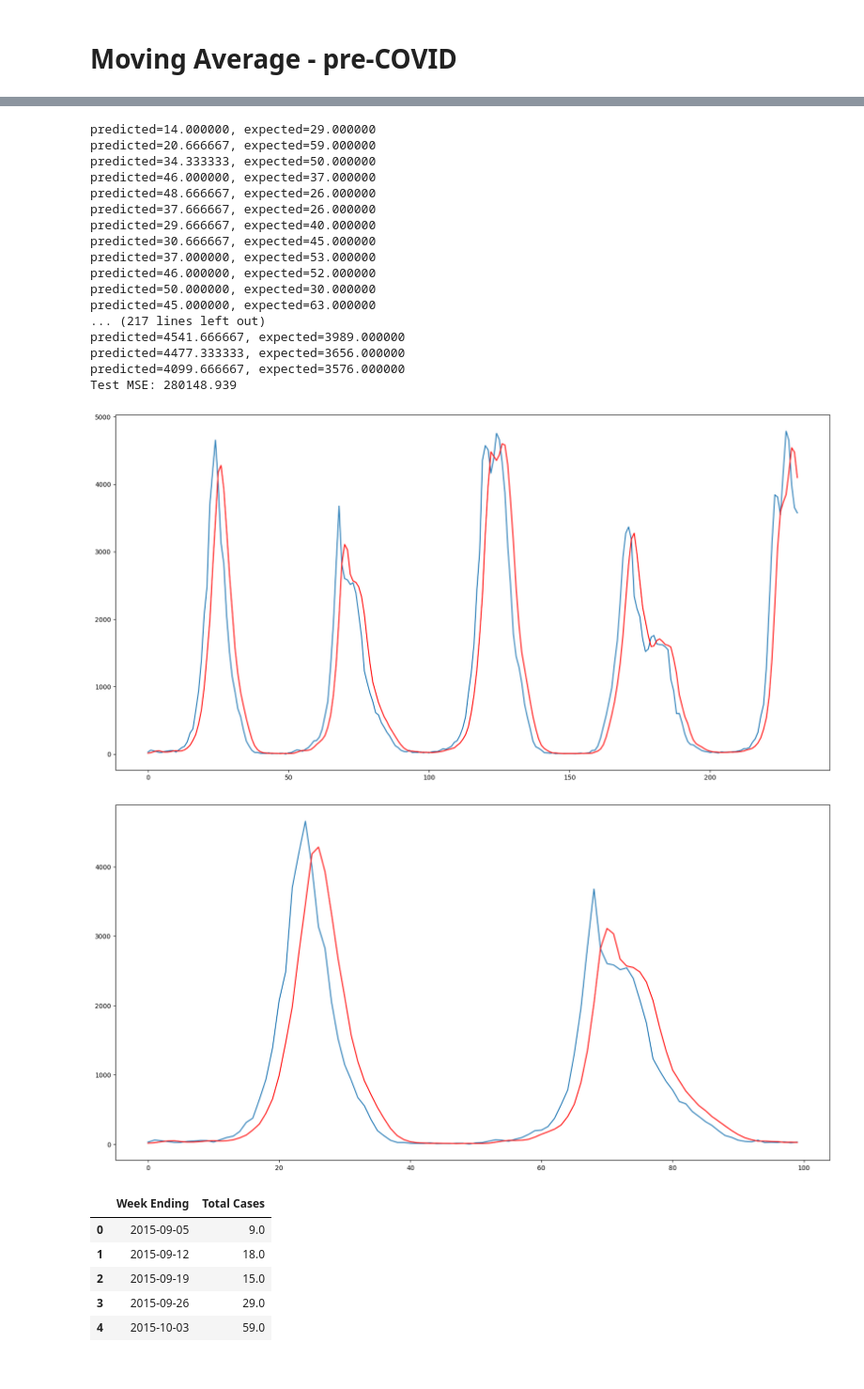
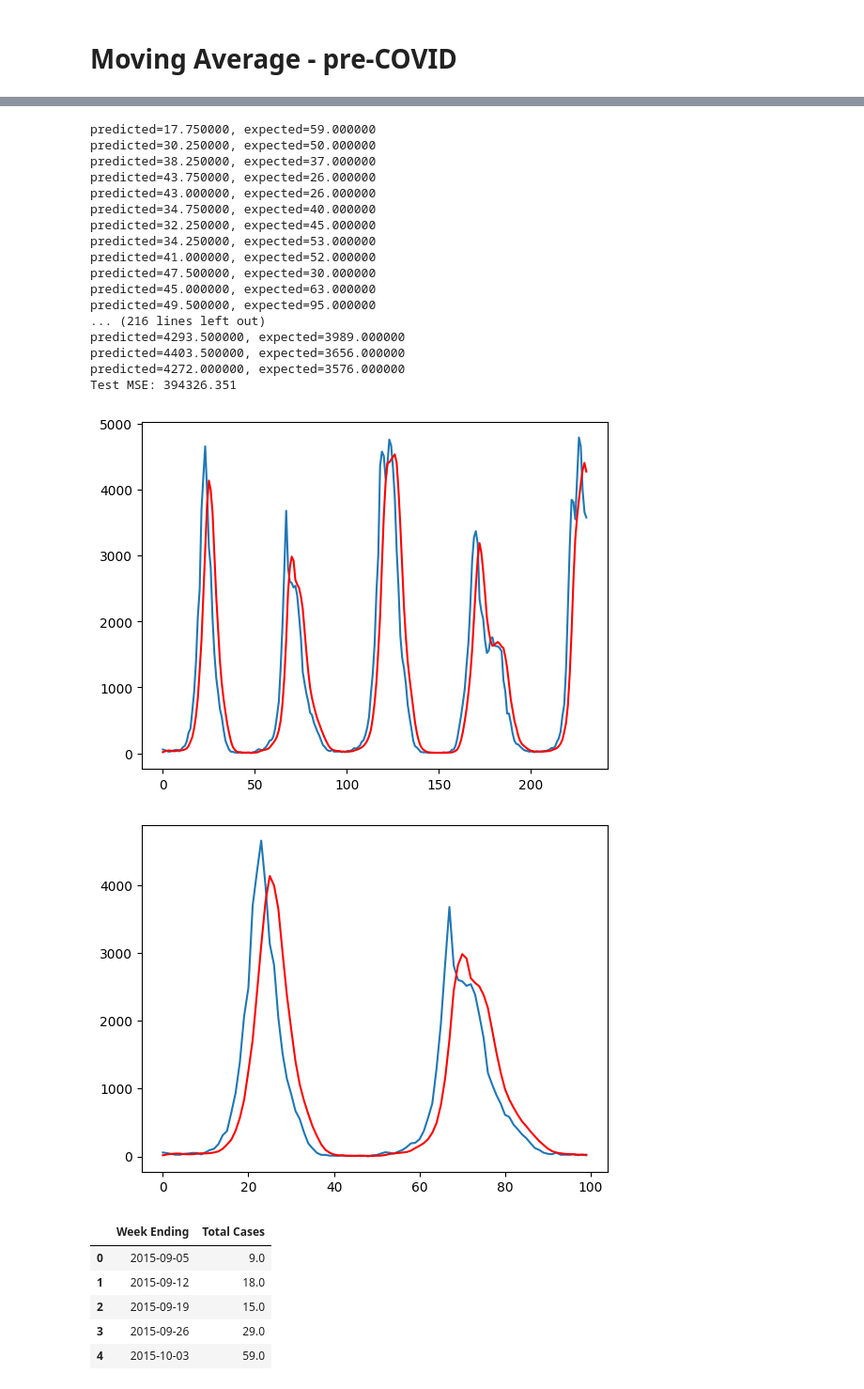
Before and after one commit to jess-moloney/LHL_final_project_influenza_forecasting, a Jupyter notebook: notebooks/Modelling.ipynb, the cells around one changed output, grey strips where cells are left out. Shown at 94% size. Saved outputs shown, nothing was run; the diff lists cells and outputs as text; code cells hidden in the pictures.

```diff
--- a/notebooks/Modelling.ipynb
+++ b/notebooks/Modelling.ipynb
@@ -7,0 +17,5 @@ df_flu_pre_COVID = pickle.load(open(r"..\data\flu_cases\df_flu_pre_COVID.pkl", "
+# %%
+df_flu_pre_COVID = df_flu_pre_COVID[['Week Ending','Total Cases']]
+# %%
+df_flu_pre_COVID = df_flu_pre_COVID.set_index('Week Ending')
+df_flu_pre_COVID.head()
@@ -35,52 +57,52 @@ print(dataframe.head(10))
 from pandas import read_csv
 from numpy import mean
 from sklearn.metrics import mean_squared_error
 from matplotlib import pyplot
 series = df_flu_pre_COVID
 # prepare situation
 X = series.values
-window = 3
+window = 4
 history = [X[i] for i in range(window)]
 test = [X[i] for i in range(window, len(X))]
 predictions = list()
 # walk forward over time steps in test
 for t in range(len(test)):
 	length = len(history)
 	yhat = mean([history[i] for i in range(length-window,length)])
 	obs = test[t]
 	predictions.append(yhat)
 	history.append(obs)
 	print('predicted=%f, expected=%f' % (yhat, obs))
 error = mean_squared_error(test, predictions)
 print('Test MSE: %.3f' % error)
 # plot
 pyplot.plot(test)
 pyplot.plot(predictions, color='red')
 pyplot.show()
 # zoom plot
 pyplot.plot(test[0:100])
 pyplot.plot(predictions[0:100], color='red')
 pyplot.show()
 # %% [output]
-predicted=14.000000, expected=29.000000
-predicted=20.666667, expected=59.000000
-predicted=34.333333, expected=50.000000
-predicted=46.000000, expected=37.000000
-predicted=48.666667, expected=26.000000
-predicted=37.666667, expected=26.000000
-predicted=29.666667, expected=40.000000
-predicted=30.666667, expected=45.000000
-predicted=37.000000, expected=53.000000
-predicted=46.000000, expected=52.000000
-predicted=50.000000, expected=30.000000
+predicted=17.750000, expected=59.000000
+predicted=30.250000, expected=50.000000
+predicted=38.250000, expected=37.000000
+predicted=43.750000, expected=26.000000
+predicted=43.000000, expected=26.000000
+predicted=34.750000, expected=40.000000
+predicted=32.250000, expected=45.000000
+predicted=34.250000, expected=53.000000
+predicted=41.000000, expected=52.000000
+predicted=47.500000, expected=30.000000
 predicted=45.000000, expected=63.000000
-... (217 lines left out)
-predicted=4541.666667, expected=3989.000000
-predicted=4477.333333, expected=3656.000000
-predicted=4099.666667, expected=3576.000000
-Test MSE: 280148.939
+predicted=49.500000, expected=95.000000
+... (216 lines left out)
+predicted=4293.500000, expected=3989.000000
+predicted=4403.500000, expected=3656.000000
+predicted=4272.000000, expected=3576.000000
+Test MSE: 394326.351
-[figure, old version]
+[figure, new version]
-[figure, old version]
+[figure, new version]
 # %%
 # ignore warnings
 import warnings
```
Also changed, not shown: parts of 3 cells of this notebook, 11 other files.
